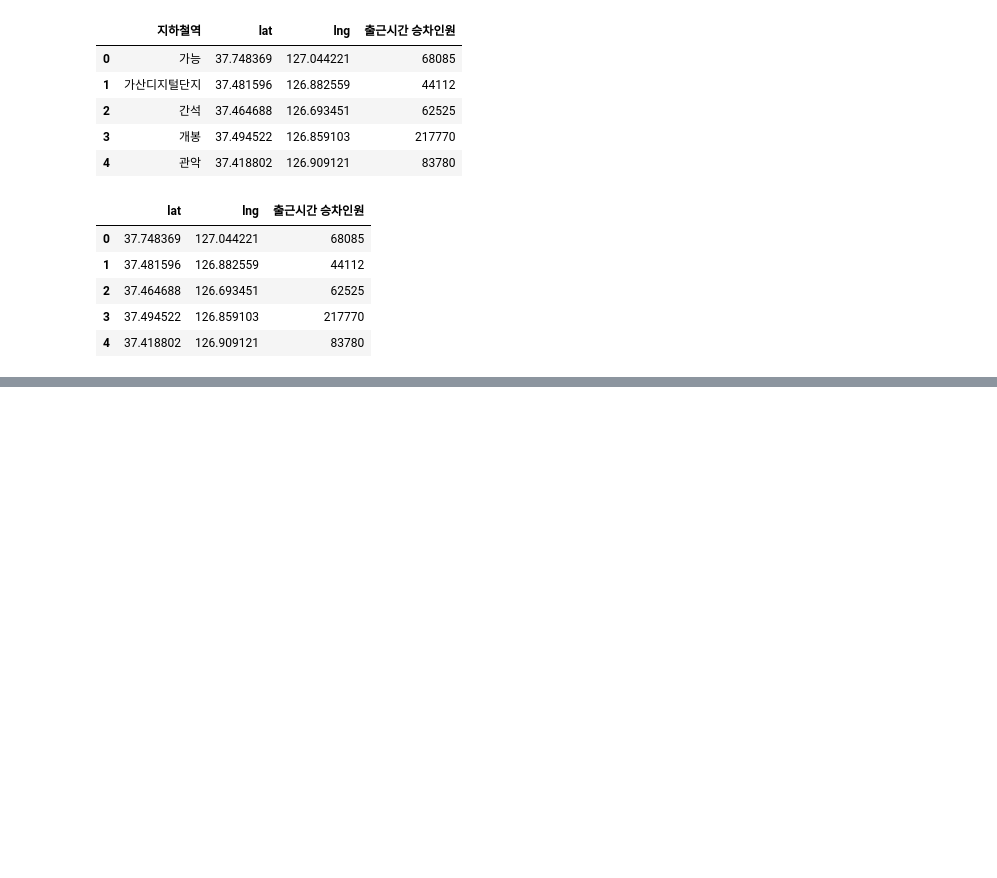
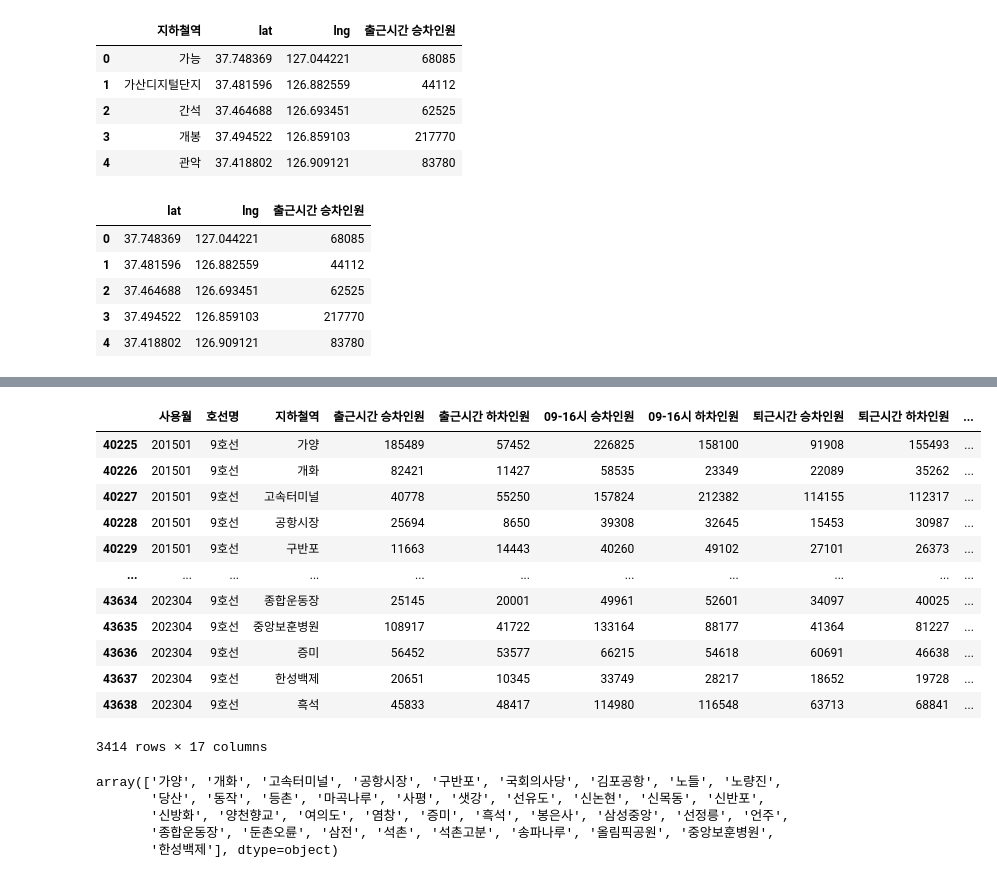
Before and after one commit to Mayhem-XD/Project_p1, a Jupyter notebook: test_code_folder/folium_test2.ipynb, the cells around one changed output, grey strips where cells are left out. Drawn from its saved outputs; the diff is of its cells as text; code cells hidden in the pictures; blank space fills up the shorter version.

```diff
--- a/test_code_folder/folium_test2.ipynb
+++ b/test_code_folder/folium_test2.ipynb
@@ -148,3 +148,28 @@ dtype: int64
 # 봉은사
 # 삼성중앙
 # 언주
+# %%
+df_test2 = df[df.호선명 == '9호선'].copy()
+df_test2
+# %% [output]
+|  | 사용월 | 호선명 | 지하철역 | 출근시간 승차인원 | 출근시간 하차인원 | 09-16시 승차인원 | 09-16시 하차인원 | 퇴근시간 승차인원 | 퇴근시간 하차인원 | ... |
+| 40225 | 201501 | 9호선 | 가양 | 185489 | 57452 | 226825 | 158100 | 91908 | 155493 | ... |
+| 40226 | 201501 | 9호선 | 개화 | 82421 | 11427 | 58535 | 23349 | 22089 | 35262 | ... |
+| 40227 | 201501 | 9호선 | 고속터미널 | 40778 | 55250 | 157824 | 212382 | 114155 | 112317 | ... |
+| 40228 | 201501 | 9호선 | 공항시장 | 25694 | 8650 | 39308 | 32645 | 15453 | 30987 | ... |
+| 40229 | 201501 | 9호선 | 구반포 | 11663 | 14443 | 40260 | 49102 | 27101 | 26373 | ... |
+| ... | ... | ... | ... | ... | ... | ... | ... | ... | ... | ... |
+| 43634 | 202304 | 9호선 | 종합운동장 | 25145 | 20001 | 49961 | 52601 | 34097 | 40025 | ... |
+| 43635 | 202304 | 9호선 | 중앙보훈병원 | 108917 | 41722 | 133164 | 88177 | 41364 | 81227 | ... |
+| 43636 | 202304 | 9호선 | 증미 | 56452 | 53577 | 66215 | 54618 | 60691 | 46638 | ... |
+| 43637 | 202304 | 9호선 | 한성백제 | 20651 | 10345 | 33749 | 28217 | 18652 | 19728 | ... |
+| 43638 | 202304 | 9호선 | 흑석 | 45833 | 48417 | 114980 | 116548 | 63713 | 68841 | ... |
+3414 rows × 17 columns
+# %%
+df_test2.지하철역.unique()
+# %% [output]
+array(['가양', '개화', '고속터미널', '공항시장', '구반포', '국회의사당', '김포공항', '노들', '노량진',
+       '당산', '동작', '등촌', '마곡나루', '사평', '샛강', '선유도', '신논현', '신목동', '신반포',
+       '신방화', '양천향교', '여의도', '염창', '증미', '흑석', '봉은사', '삼성중앙', '선정릉', '언주',
+       '종합운동장', '둔촌오륜', '삼전', '석촌', '석촌고분', '송파나루', '올림픽공원', '중앙보훈병원',
+       '한성백제'], dtype=object)
```
Also changed, not shown: parts of 2 cells of this notebook, 4 other files.
